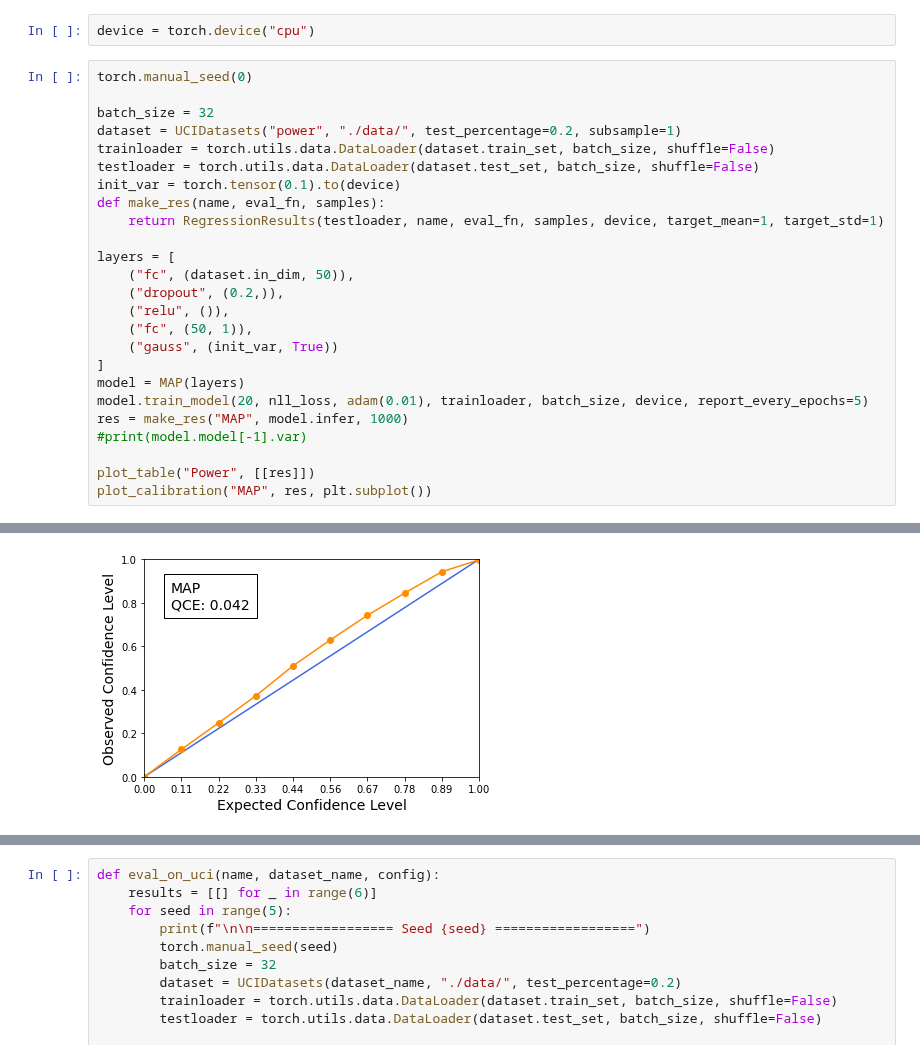
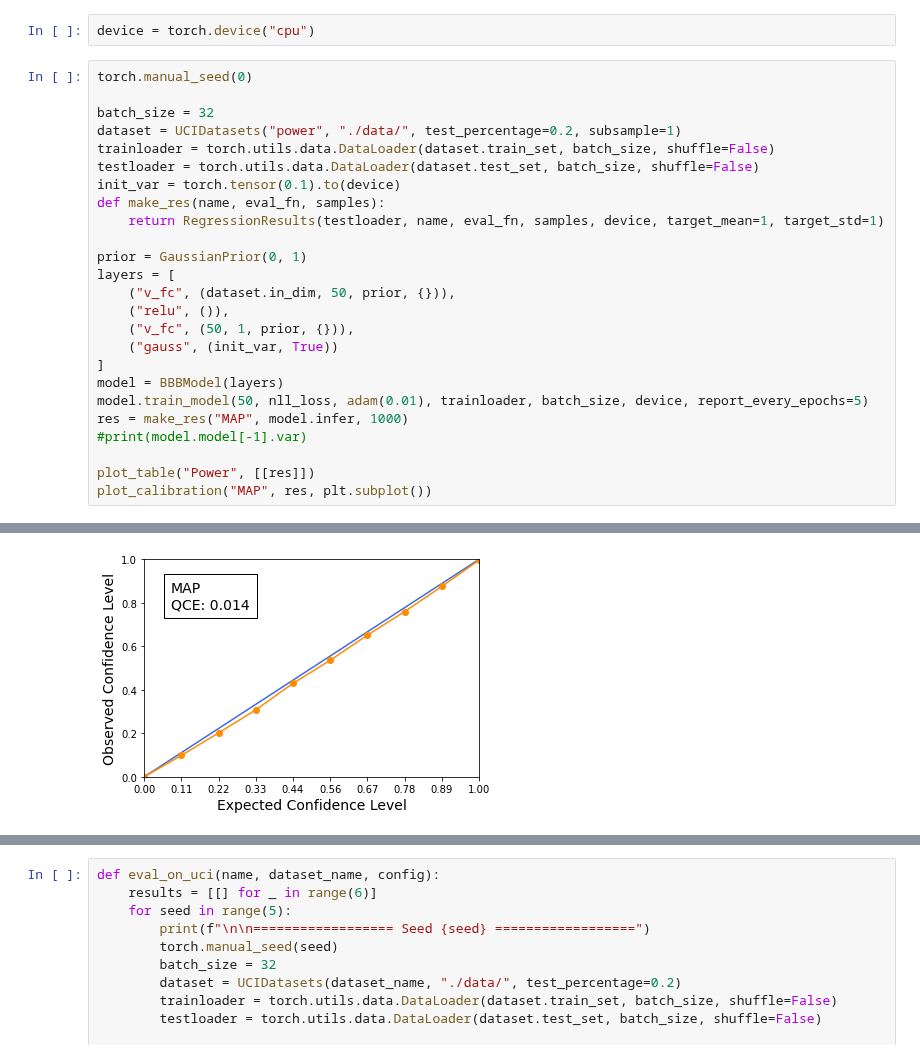
Before and after one commit to Feuermagier/VariationalBayesianDL, a Jupyter notebook: UCI.ipynb, the cells around one changed output, grey strips where cells are left out. Drawn from its saved outputs; the diff is of its cells as text.

```diff
--- a/UCI.ipynb
+++ b/UCI.ipynb
@@ -31,15 +31,15 @@ init_var = torch.tensor(0.1).to(device)
 def make_res(name, eval_fn, samples):
     return RegressionResults(testloader, name, eval_fn, samples, device, target_mean=1, target_std=1)
 
+prior = GaussianPrior(0, 1)
 layers = [
-    ("fc", (dataset.in_dim, 50)),
-    ("dropout", (0.2,)),
+    ("v_fc", (dataset.in_dim, 50, prior, {})),
     ("relu", ()),
-    ("fc", (50, 1)),
+    ("v_fc", (50, 1, prior, {})),
     ("gauss", (init_var, True))
 ]
-model = MAP(layers)
-model.train_model(20, nll_loss, adam(0.01), trainloader, batch_size, device, report_every_epochs=5)
+model = BBBModel(layers)
+model.train_model(50, nll_loss, adam(0.01), trainloader, batch_size, device, report_every_epochs=5)
 res = make_res("MAP", model.infer, 1000)
 #print(model.model[-1].var)
 
@@ -65 +63 @@ Final loss 0.004370140843093395
-[figure, old version]
+[figure, new version]
```
Also changed, not shown: parts of 2 cells of this notebook, 5 other files.
